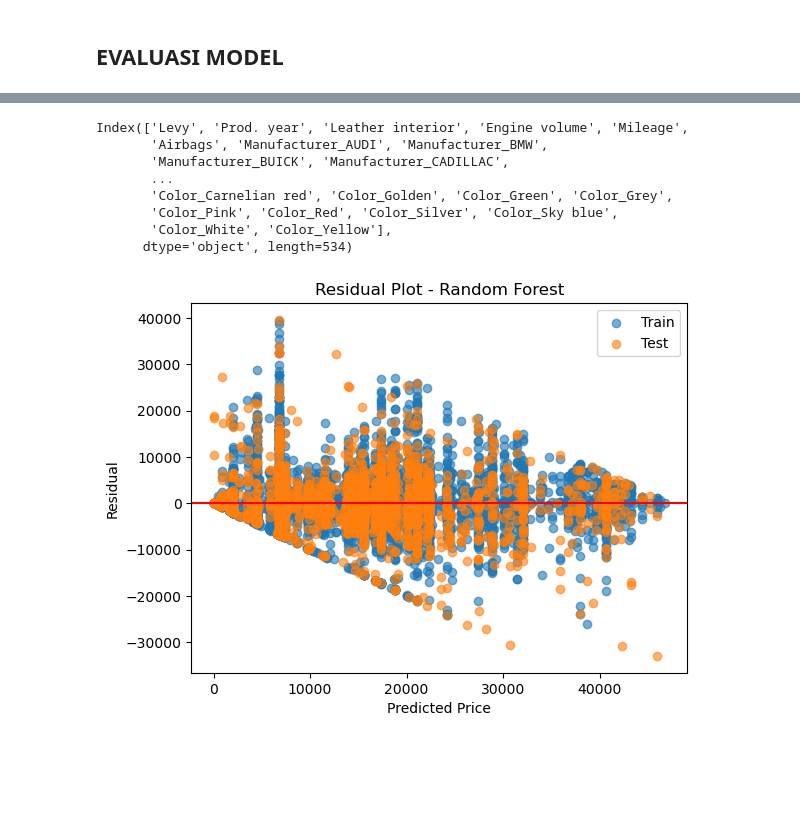
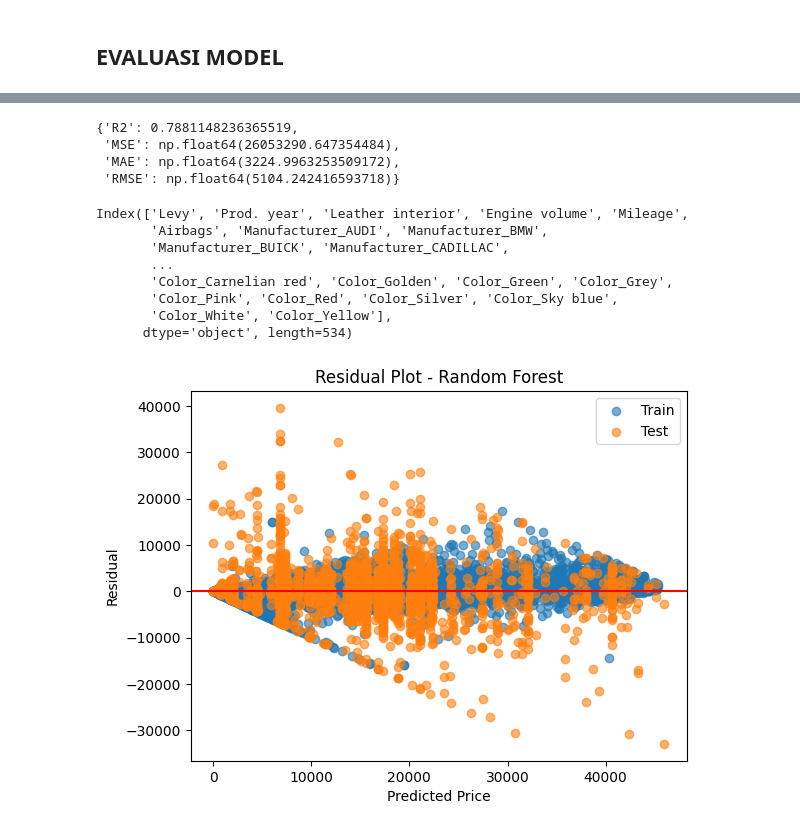
Before and after one commit to dionisioraditya/ProjekUASML_CatBoost, a Jupyter notebook: Notebook[2]_Regresi_CatBoost.ipynb, the cells around one changed output, grey strips where cells are left out. Cells and saved outputs as stored; diff of their text form; code cells hidden in the pictures; blank space fills up the shorter version.

Commit message:
Tambah Random Forest

```diff
--- a/Notebook[2]_Regresi_CatBoost.ipynb
+++ b/Notebook[2]_Regresi_CatBoost.ipynb
@@ -235,0 +235,37 @@ buat code dibawah ini
+# %%
+pipe_rf = Pipeline([
+    ("scaler", StandardScaler()),
+    ("selector", SelectKBest(score_func=f_regression)),
+    ("model", RandomForestRegressor(random_state=RANDOM_STATE, n_jobs=-1))
+])
+
+param_rf = [
+    # Untuk SelectKBest
+    {
+        "scaler": [StandardScaler(), MinMaxScaler()],
+        "selector": [SelectKBest(score_func=f_regression)],
+        "selector__k": [5, 8, 10],
+        "model__n_estimators": [100, 500],
+        "model__max_depth": [None, 10, 20]
+    },
+    # Untuk SelectPercentile
+    {
+        "scaler": [StandardScaler(), MinMaxScaler()],
+        "selector": [SelectPercentile(score_func=f_regression)],
+        "selector__percentile": [20, 40, 60],
+        "model__n_estimators": [100, 500],
+        "model__max_depth": [None, 10, 20]
+    }
+]
+# %%
+gs_rf = GridSearchCV(
+    pipe_rf,
+    param_rf,
+    cv=5,
+    scoring="r2",
+    n_jobs=-1
+)
+
+gs_rf.fit(X_train, y_train)
+print("Best parameters (Random Forest):", gs_rf.best_params_)
+print("Best CV score RF (R2):", gs_rf.best_score_)
@@ -255,6 +294,14 @@ metrics_dt
  'RMSE': np.float64(6351.538421656849)}
 # %%
-# evaluasi buat RF - isi code
+# RF
+y_pred_rf = gs_rf.predict(X_test)
+metrics_rf = regression_metrics(y_test, y_pred_rf)
+metrics_rf
+# %% [output]
+{'R2': 0.7881148236365519,
+ 'MSE': np.float64(26053290.647354484),
+ 'MAE': np.float64(3224.9963253509172),
+ 'RMSE': np.float64(5104.242416593718)}
 # %%
 # ganti best selector kalau R2 bagusan RF
 
@@ -273,18 +320,18 @@ Index(['Levy', 'Prod. year', 'Leather interior', 'Engine volume', 'Mileage',
 # %%
 # ganti gs.dt kalau R2 bagusan RF, jadi gs.rf [pokoknya yang ada dt nya diganti rf kalau bagusan RF]
 
-y_train_pred = gs_dt.predict(X_train)
+y_train_pred = gs_rf.predict(X_train)
 
 plt.scatter(y_train_pred, y_train - y_train_pred, label="Train", alpha=0.6)
 plt.scatter(y_pred_dt, y_test - y_pred_dt, label="Test", alpha=0.6)
 plt.axhline(0, color="red")
 plt.legend()
 plt.title("Residual Plot - Random Forest")
 plt.xlabel("Predicted Price")
 plt.ylabel("Residual")
 plt.show()
 # %% [output]
-[figure, old version]
+[figure, new version]
 # %%
 for feature in selected_features[:3]:
     plt.scatter(X_train[feature], y_train)
```
Also changed, not shown: parts of 10 cells of this notebook.
